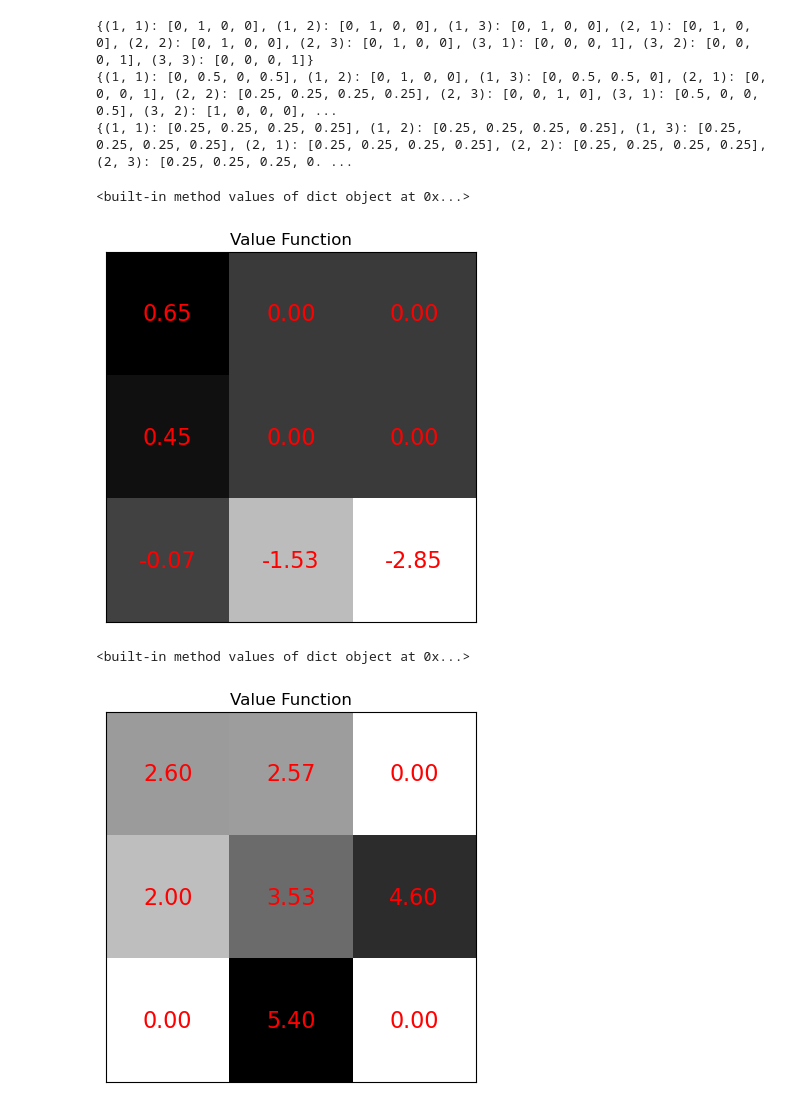
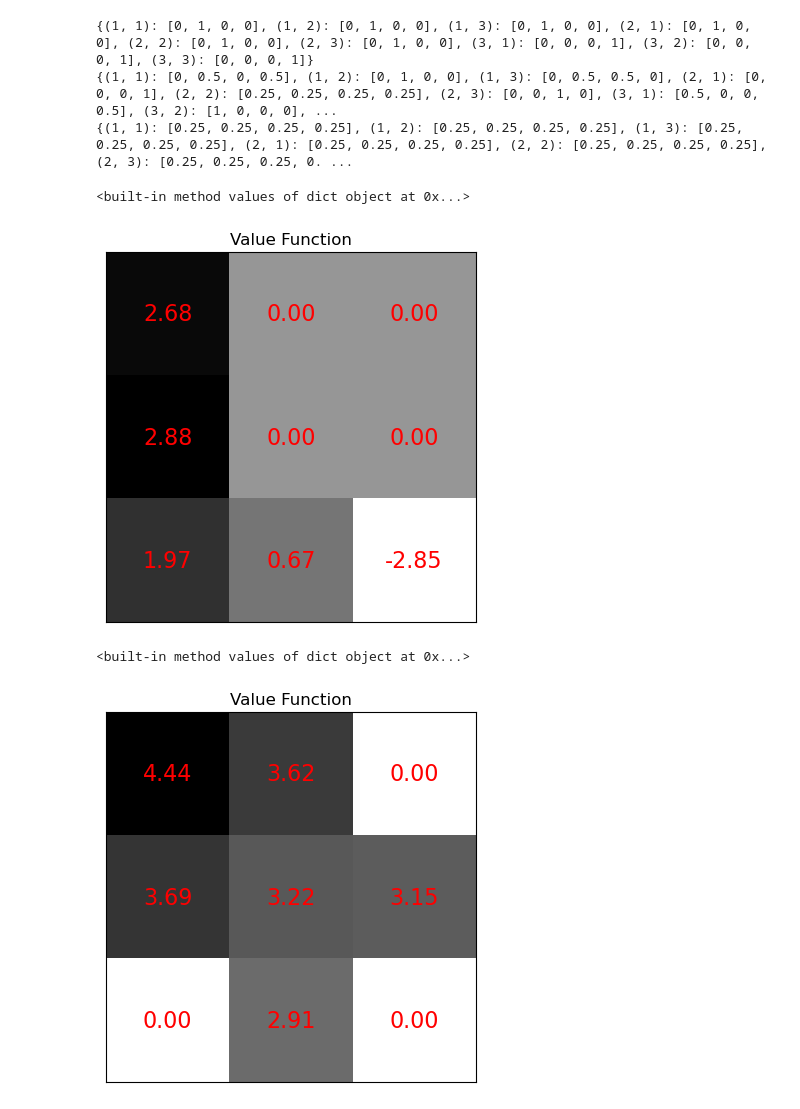
Before and after one commit to bassmalabel/RL-Labs, a Jupyter notebook: TP2/MDP.ipynb, the cells around one changed output. Saved outputs shown, nothing was run; the diff lists cells and outputs as text; code cells hidden in the pictures.

```diff
--- a/TP2/MDP.ipynb
+++ b/TP2/MDP.ipynb
@@ -52,11 +52,11 @@ states = [normalize_state(s) for s in states]
 #discount rate
 gamma = 0.7
 #the rewards function
-def reward(curr_state, action, old_state):
-  if curr_state == old_state:
+def reward(curr_state, action, next_state):
+  if curr_state == next_state:
     return -1
   else:
-    return rewards.get((curr_state, old_state), -1)
+    return rewards.get((curr_state, next_state), -1)
 #the transition function
 def transition_fun(curr_state, action):
     next_state = (curr_state[0] + action[0], curr_state[1] + action[1])
@@ -128,10 +128,10 @@ def get_episode(pi, nbr_steps, starting_state):
   curr_state = starting_state
   while nbr_steps > 0:
     action = action_selection(curr_state, pi)
-    next_state_ = transition_fun(curr_state, action)
-    reward_ = reward(next_state_, action, curr_state)
+    next_state = transition_fun(curr_state, action)
+    reward_ = reward(curr_state, action, next_state)
     episode.append((curr_state, action, reward_))
-    curr_state = next_state_
+    curr_state = next_state
     nbr_steps -= 1
   return episode
 
@@ -182,19 +182,19 @@ def plot_function(v):
 # %%
 starting_state = (1,1)
 eps_len = 20
-nb_eps = 100
+nb_eps = 1000
 
 v1 = monte_carlo_(starting_state, eps_len, pi1, gamma, nb_eps)
 plot_function(v1)
 # %% [output]
 <built-in method values of dict object at 0x...>
-[figure, old version]
+[figure, new version]
 # %%
 v2 = monte_carlo_(starting_state, eps_len, pi2, gamma, nb_eps)
 plot_function(v2)
 # %% [output]
 <built-in method values of dict object at 0x...>
-[figure, old version]
+[figure, new version]
 # %%
 v3 = monte_carlo_(starting_state, eps_len, pi3, gamma, nb_eps)
 plot_function(v3)
```
Also changed, not shown: parts of 1 cell of this notebook.
